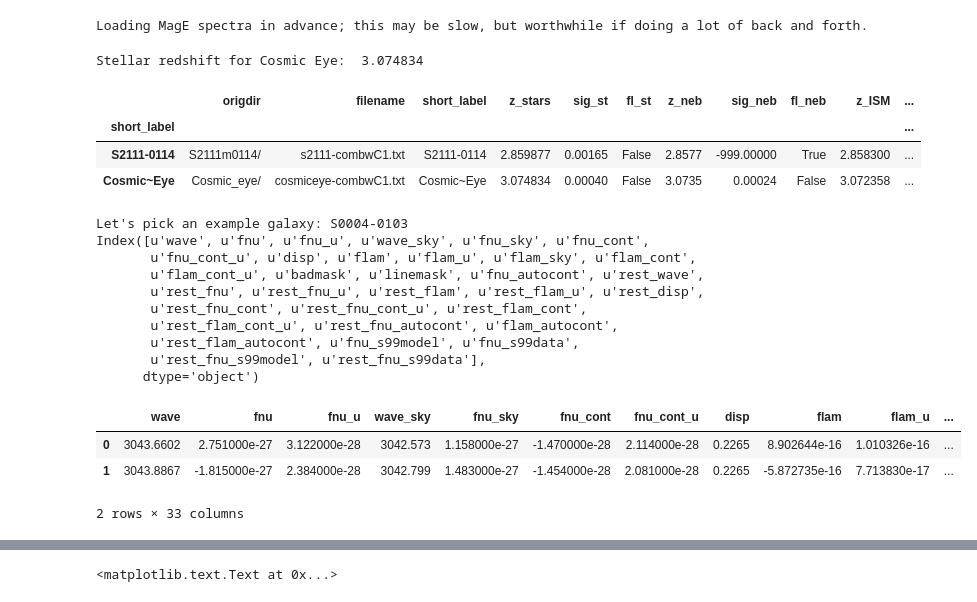
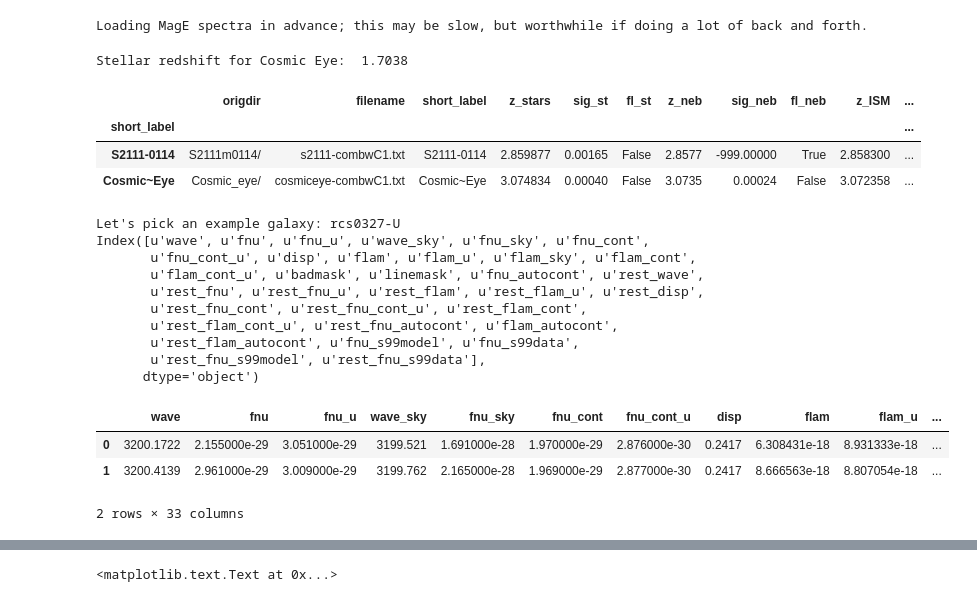
Before and after one commit to janerigby/NB, a Jupyter notebook: Rongmon Mage example.ipynb, the cells around one changed output, grey strips where cells are left out. Drawn from its saved outputs; the diff is of its cells as text; code cells hidden in the pictures.

```diff
--- a/Rongmon Mage example.ipynb
+++ b/Rongmon Mage example.ipynb
@@ -32,35 +32,36 @@ Loading MagE spectra in advance; this may be slow, but worthwhile if doing a lot
 # %%
 # speclist is a dataframe that describes the spectra. Its index is "short_label",
 # which are the unique names of the spectra.
-print "Stellar redshift for Cosmic Eye: ", speclist.ix['Cosmic~Eye']['z_stars']
+example = "rcs0327-U"
+print "Stellar redshift for Cosmic Eye: ", speclist.ix[example]['z_stars']
 speclist.tail(2)
 # %% [output]
-Stellar redshift for Cosmic Eye:  3.074834
+Stellar redshift for Cosmic Eye:  1.7038
 |  | origdir | filename | short_label | z_stars | sig_st | fl_st | z_neb | sig_neb | fl_neb | z_ISM | ... |
 | short_label |  |  |  |  |  |  |  |  |  |  | ... |
 | S2111-0114 | S2111m0114/ | s2111-combwC1.txt | S2111-0114 | 2.859877 | 0.00165 | False | 2.8577 | -999.00000 | True | 2.858300 | ... |
 | Cosmic~Eye | Cosmic_eye/ | cosmiceye-combwC1.txt | Cosmic~Eye | 3.074834 | 0.00040 | False | 3.0735 | 0.00024 | False | 3.072358 | ... |
 # %%
 # The spectra are stored in in a dictionary of dataframes, called sp
-thisgal = speclist['short_label'][5]
+thisgal = example
 print "Let's pick an example galaxy:", thisgal
 print sp[thisgal].keys()  # All the column names in the spectrum
 sp[thisgal].head(2)
 # The main colums you would care about are wave, fnu, rest_wave, rest_fnu.  More in email.
 # %% [output]
-Let's pick an example galaxy: S0004-0103
+Let's pick an example galaxy: rcs0327-U
 Index([u'wave', u'fnu', u'fnu_u', u'wave_sky', u'fnu_sky', u'fnu_cont',
        u'fnu_cont_u', u'disp', u'flam', u'flam_u', u'flam_sky', u'flam_cont',
        u'flam_cont_u', u'badmask', u'linemask', u'fnu_autocont', u'rest_wave',
        u'rest_fnu', u'rest_fnu_u', u'rest_flam', u'rest_flam_u', u'rest_disp',
        u'rest_fnu_cont', u'rest_fnu_cont_u', u'rest_flam_cont',
        u'rest_flam_cont_u', u'rest_fnu_autocont', u'flam_autocont',
        u'rest_flam_autocont', u'fnu_s99model', u'fnu_s99data',
        u'rest_fnu_s99model', u'rest_fnu_s99data'],
       dtype='object')
 |  | wave | fnu | fnu_u | wave_sky | fnu_sky | fnu_cont | fnu_cont_u | disp | flam | flam_u | ... |
-| 0 | 3043.6602 | 2.751000e-27 | 3.122000e-28 | 3042.573 | 1.158000e-27 | -1.470000e-28 | 2.114000e-28 | 0.2265 | 8.902644e-16 | 1.010326e-16 | ... |
-| 1 | 3043.8867 | -1.815000e-27 | 2.384000e-28 | 3042.799 | 1.483000e-27 | -1.454000e-28 | 2.081000e-28 | 0.2265 | -5.872735e-16 | 7.713830e-17 | ... |
+| 0 | 3200.1722 | 2.155000e-29 | 3.051000e-29 | 3199.521 | 1.691000e-28 | 1.970000e-29 | 2.876000e-30 | 0.2417 | 6.308431e-18 | 8.931333e-18 | ... |
+| 1 | 3200.4139 | 2.961000e-29 | 3.009000e-29 | 3199.762 | 2.165000e-28 | 1.969000e-29 | 2.877000e-30 | 0.2417 | 8.666563e-18 | 8.807054e-18 | ... |
 2 rows × 33 columns
 # %%
 plt.step(sp[thisgal]['rest_wave'], sp[thisgal]['rest_fnu'], color='black')
```
Also changed, not shown: parts of 3 cells of this notebook.
